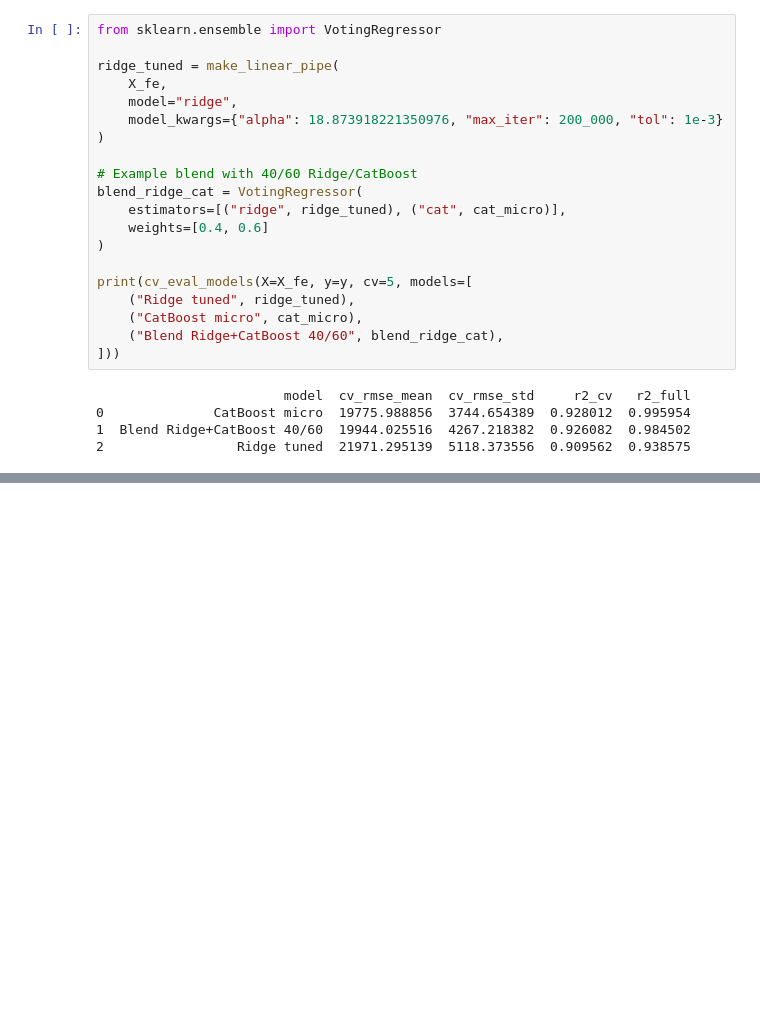
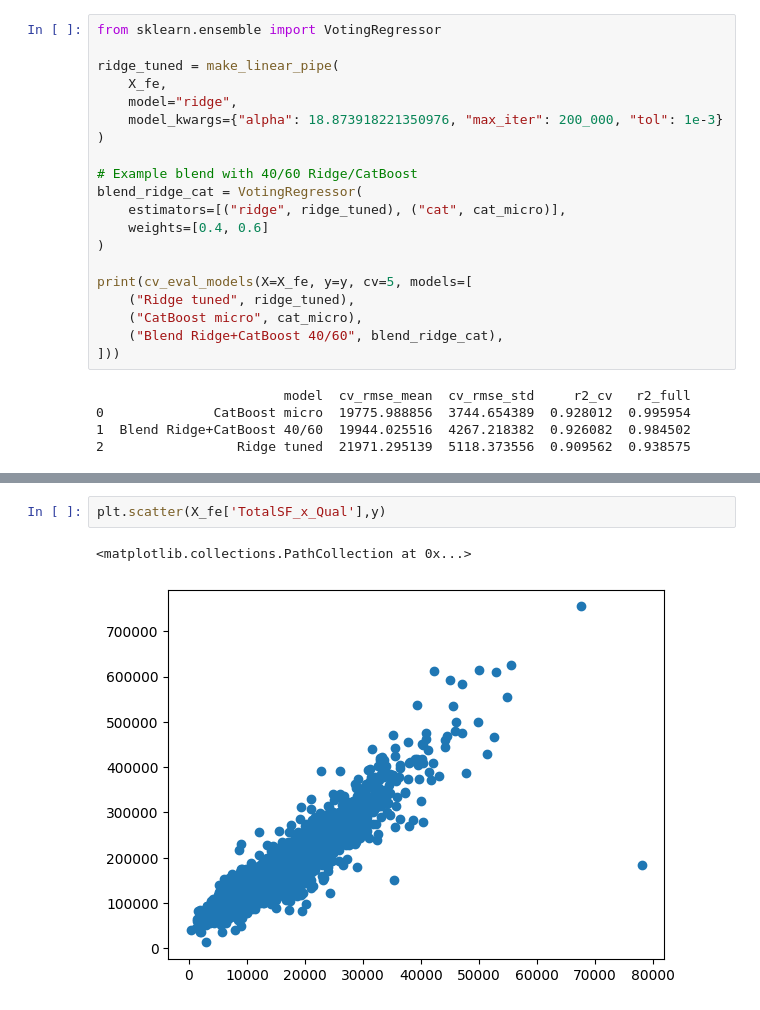
Before and after one commit to asilbert/MLProject, a Jupyter notebook: MLProject_V2.ipynb, the cells around one changed output, grey strips where cells are left out. Saved outputs shown, nothing was run; the diff lists cells and outputs as text; blank space fills up the shorter version.

```diff
--- a/MLProject_V2.ipynb
+++ b/MLProject_V2.ipynb
@@ -1757,0 +1697,5 @@ Top (with full-data metrics):
+# %%
+plt.scatter(X_fe['TotalSF_x_Qual'],y)
+# %% [output]
+<matplotlib.collections.PathCollection at 0x...>
+[figure, added]
```
Also changed, not shown: parts of 8 cells of this notebook, 3 other files.
